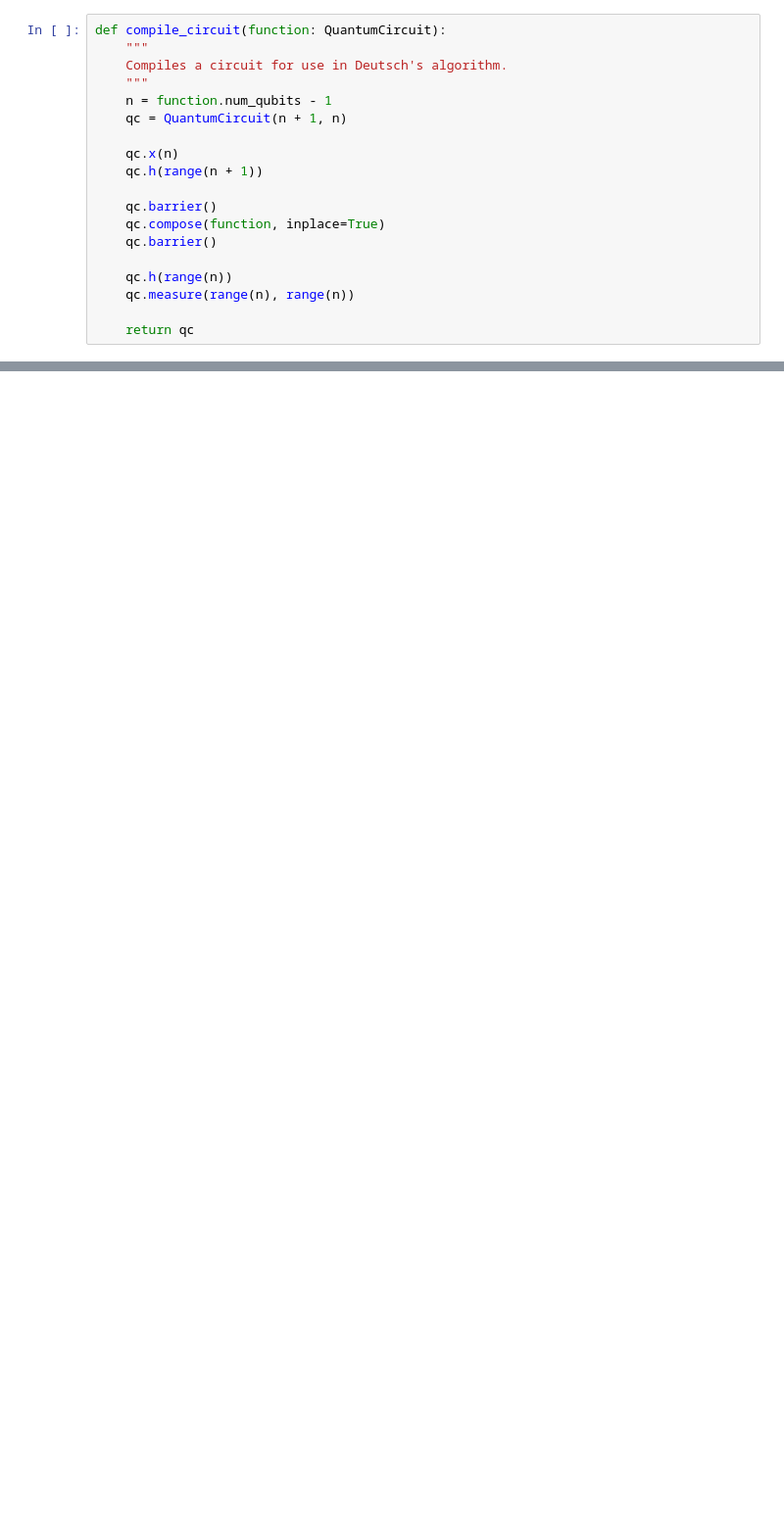
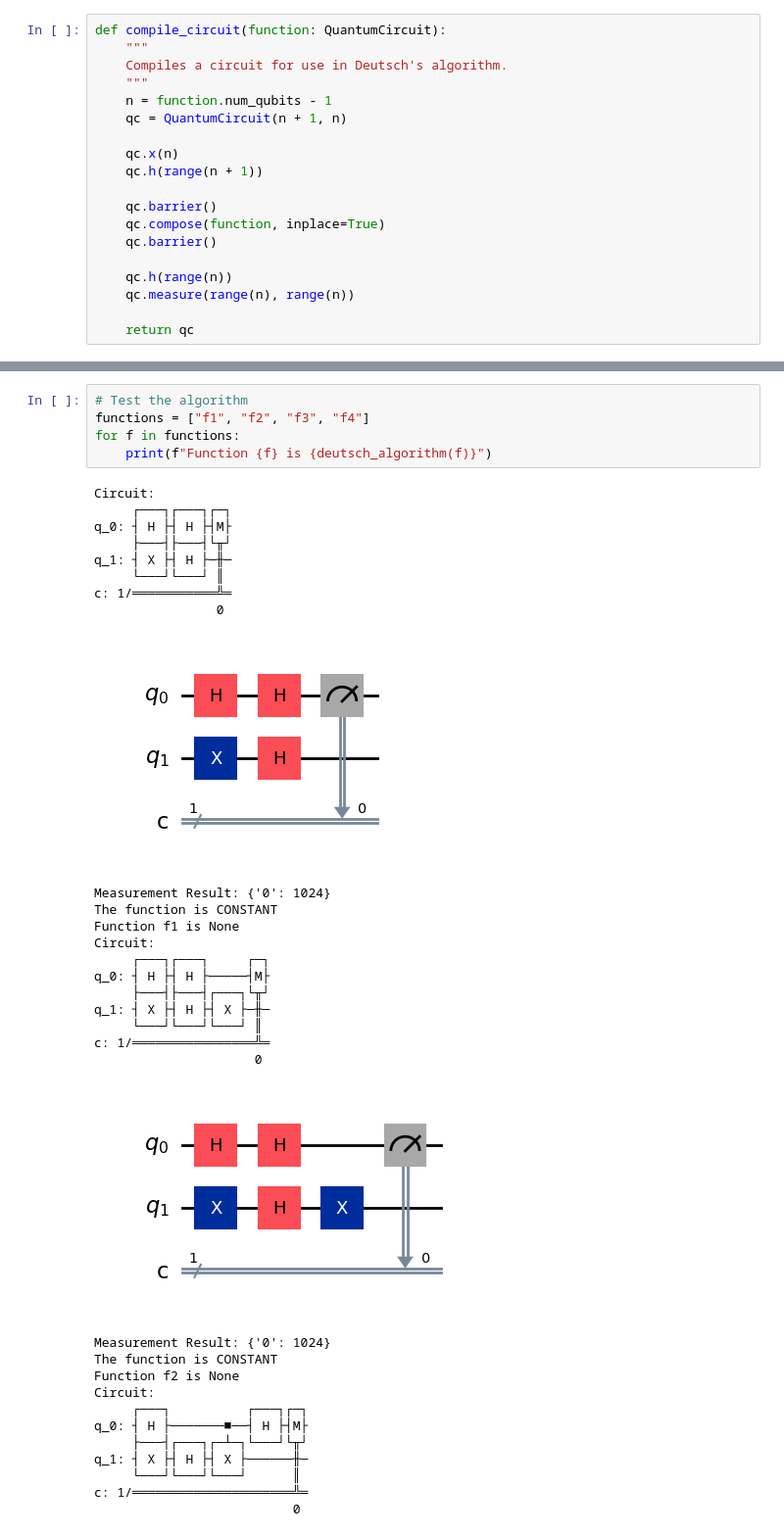
Before and after one commit to Guhan2348519/QC_LAB, a Jupyter notebook: 2348519_qc_lab7.ipynb, the cells around one changed output, grey strips where cells are left out. Shown at 98% size. Saved outputs shown, nothing was run; the diff lists cells and outputs as text; blank space fills up the shorter version.

```diff
--- a/2348519_qc_lab7.ipynb
+++ b/2348519_qc_lab7.ipynb
@@ -90,0 +229,38 @@ def deutsch_algorithm(function: QuantumCircuit):
+# %%
+# Test the algorithm
+functions = ["f1", "f2", "f3", "f4"]
+for f in functions:
+    print(f"Function {f} is {deutsch_algorithm(f)}")
+# %% [output]
+Circuit:
+     ┌───┐┌───┐┌─┐
+q_0: ┤ H ├┤ H ├┤M├
+     ├───┤├───┤└╥┘
+q_1: ┤ X ├┤ H ├─╫─
+     └───┘└───┘ ║
+c: 1/═══════════╩═
+                0
+[figure, added]
+Measurement Result: {'0': 1024}
+The function is CONSTANT
+Function f1 is None
+Circuit:
+     ┌───┐┌───┐     ┌─┐
+q_0: ┤ H ├┤ H ├─────┤M├
+     ├───┤├───┤┌───┐└╥┘
+q_1: ┤ X ├┤ H ├┤ X ├─╫─
+     └───┘└───┘└───┘ ║
+c: 1/════════════════╩═
+                     0
+[figure, added]
+Measurement Result: {'0': 1024}
+The function is CONSTANT
+Function f2 is None
+Circuit:
+     ┌───┐          ┌───┐┌─┐
+q_0: ┤ H ├───────■──┤ H ├┤M├
+     ├───┤┌───┐┌─┴─┐└───┘└╥┘
+q_1: ┤ X ├┤ H ├┤ X ├──────╫─
+     └───┘└───┘└───┘      ║
+c: 1/═════════════════════╩═
+                          0
```
Also changed, not shown: parts of 21 cells of this notebook.
